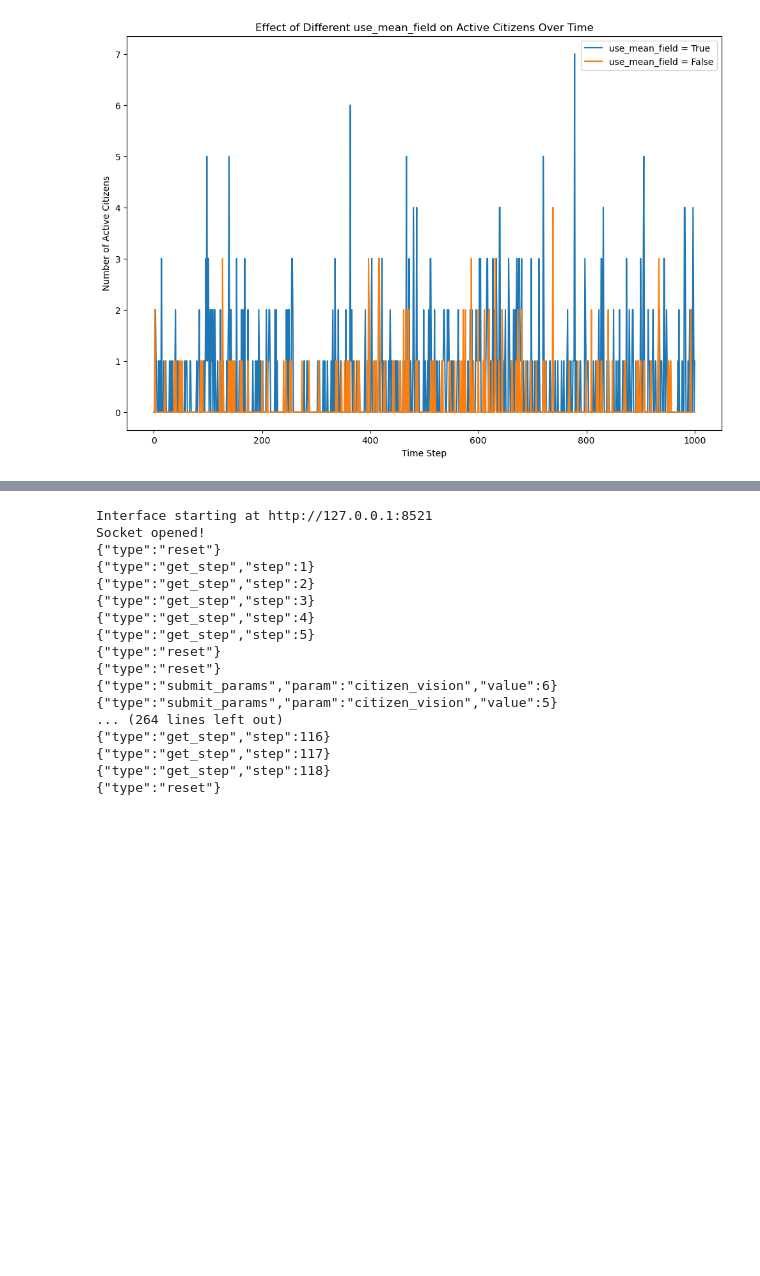
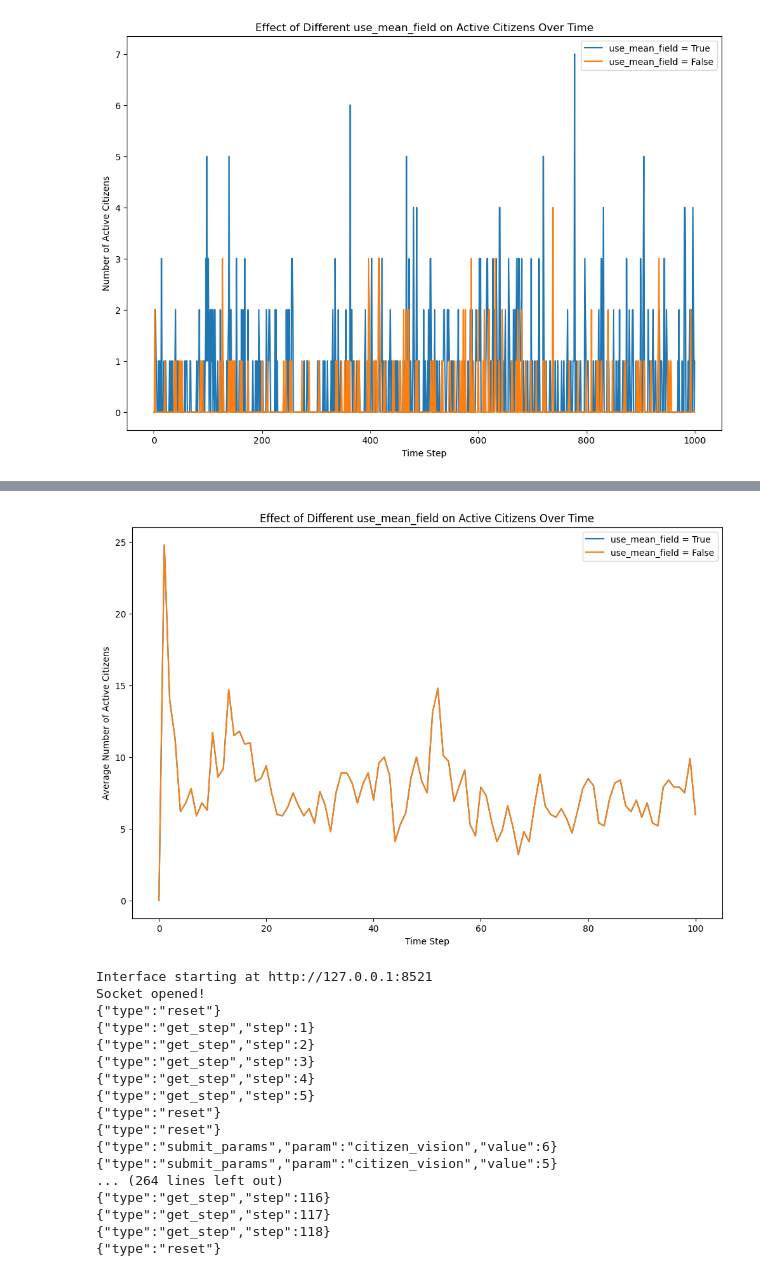
Before and after one commit to yehuihe/epstein_network_civil_violence, a Jupyter notebook: plot(final version).ipynb, the cells around one changed output, grey strips where cells are left out. Saved outputs shown, nothing was run; the diff lists cells and outputs as text; code cells hidden in the pictures; blank space fills up the shorter version.

```diff
--- a/plot(final version).ipynb
+++ b/plot(final version).ipynb
@@ -246,3 +317,81 @@ plt.show()
+# %%
+#JULIUS: Average over multiple runs with re-initializing different models for each run but keeping the same model for both modes
+import numpy as np
+import matplotlib.pyplot as plt
+from tqdm import tqdm
+import copy
+
+def run_single_model_instance(model, use_mean_field):
+    model.use_mean_field = use_mean_field
+
+    # Run the model for the specified number of steps
+    for _ in range(100):
+        model.step()
+
+    # Collect the data from the model
+    data = model.datacollector.get_model_vars_dataframe()
+    return data['Active']
+
+def run_model_with_different_use_mean_field(num_runs):
+    # Initialize lists to store the results for each condition
+    all_active_data_true = []
+    all_active_data_false = []
+
+    # Wrap the loop with tqdm for progress tracking
+    for _ in tqdm(range(num_runs), desc="Overall Progress"):
+        # Initialize the model
+        model = EpsteinNetworkCivilViolence(
+            width=40,
+            height=40,
+            citizen_density=0.7,
+            cop_density=0.04,
+            citizen_vision=5,
+            cop_vision=5,
+            legitimacy=0.77,
+            max_jail_term=15,
+            active_threshold=0.1,
+            arrest_prob_constant=2.3,
+            movement=True,
+            max_iters=1000,
+            alpha=0,
+            jail_factor=1,
+            legitimacy_impact=0.01,
+            legitimacy_width=0.1,
+            use_mean_field=False  # Initial state, will be overwritten
+        )
+
+        # Run the model with use_mean_field = True
+        active_data_true = run_single_model_instance(copy.deepcopy(model), True)
+        all_active_data_true.append(active_data_true)
+
+        # Run the model with use_mean_field = False
+        active_data_false = run_single_model_instance(copy.deepcopy(model), False)
+        all_active_data_false.append(active_data_false)
+
+    all_active_data_true = np.array(all_active_data_true)
+    all_active_data_false = np.array(all_active_data_false)
+
+    # Calculate the average across all runs for each time step
+    average_active_data_true = np.mean(all_active_data_true, axis=0)
+    average_active_data_false = np.mean(all_active_data_false, axis=0)
+
+    return average_active_data_true, average_active_data_false
+
+# Run the simulations and collect the average results for each condition
+num_runs = 10
+average_active_data_true, average_active_data_false = run_model_with_different_use_mean_field(num_runs)
+
+# Plot the average number of active citizens over time for each use_mean_field condition
+plt.figure(figsize=(12, 8))
+plt.plot(average_active_data_true, label='use_mean_field = True')
+plt.plot(average_active_data_false, label='use_mean_field = False')
+plt.xlabel('Time Step')
+plt.ylabel('Average Number of Active Citizens')
+plt.title('Effect of Different use_mean_field on Active Citizens Over Time')
+plt.legend()
+plt.show()
+# %% [output]
+[figure, added]
 # %%
 model = EpsteinNetworkCivilViolence(
     width=40,
```
Also changed, not shown: parts of 4 cells of this notebook.
